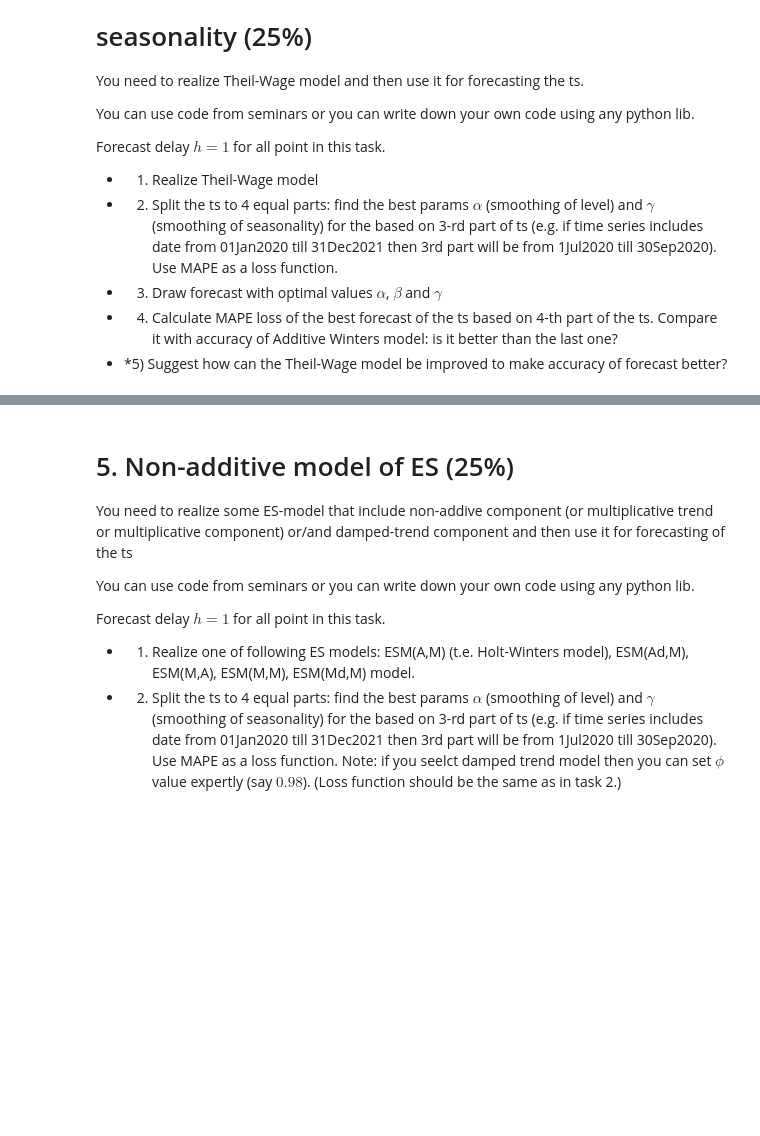
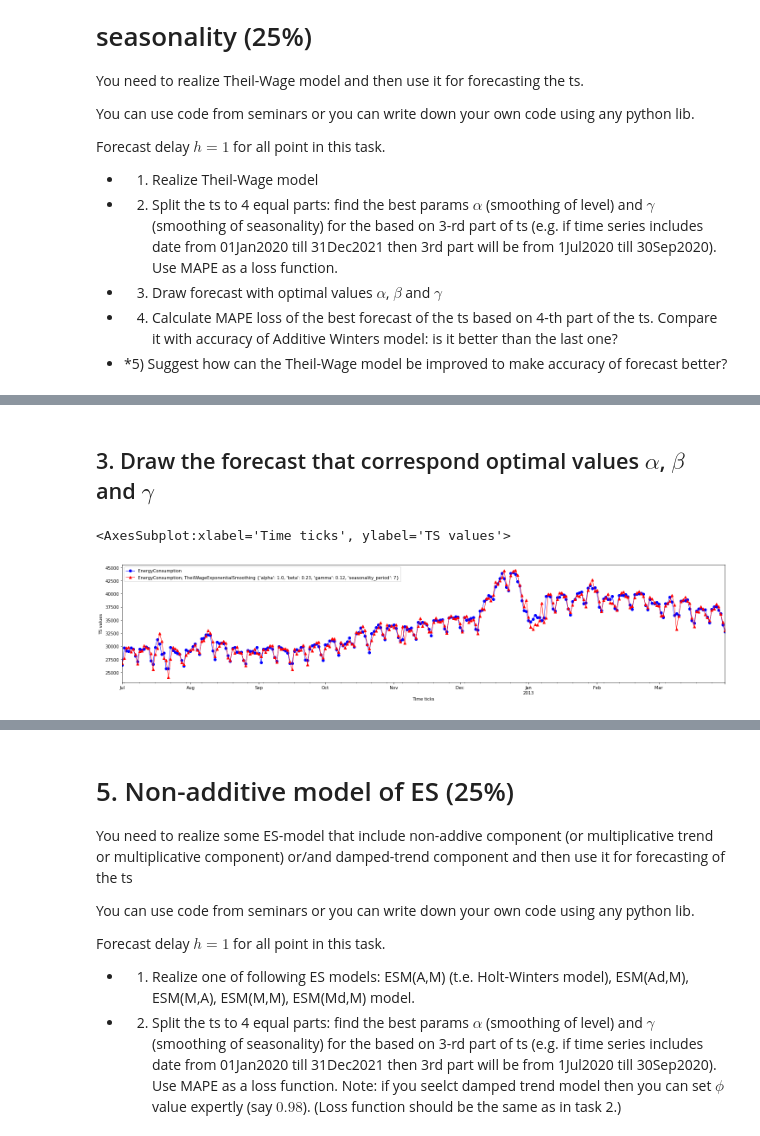
Before and after one commit to zhus-dika/ts_forecasting, a Jupyter notebook: HW1.ipynb, the cells around one changed output, grey strips where cells are left out. Saved outputs shown, nothing was run; the diff lists cells and outputs as text; code cells hidden in the pictures; blank space fills up the shorter version.

```diff
--- a/HW1.ipynb
+++ b/HW1.ipynb
@@ -349,0 +391,27 @@ Forecast delay $h=1$ for all point in this task.
+# %%
+# TW Forecast for monthly agregated data
+ALPHA = np.linspace(0.01,1,10)
+BETA = np.linspace(0.01,1,10)
+GAMMA = np.linspace(0.01,1,10)
+
+tw_params_array = [{'alpha':alpha, 'beta':beta, 'gamma':gamma, 'seasonality_period':7} for alpha in ALPHA for beta in BETA for gamma in GAMMA]
+FRC_TREND_SEAS_TS = build_forecast(h=1, ts=ts, alg_name = 'TheilWageExponentialSmoothing', alg_title='TheilWageExponentialSmoothing'
+                              ,params_array = tw_params_array, step='D')
+# %% [markdown]
+## 3. Draw the forecast that correspond optimal values  $\alpha$, $\beta$  and  $\gamma$
+# %%
+# # forecast accuracy
+QualityStr = pd.DataFrame(index = ts.columns, columns = FRC_TREND_SEAS_TS.keys())
+
+ix = ts.loc['2012-07-01':'2013-03-31'].index
+for param_cntr in sorted(QualityStr.columns):
+    frc = FRC_TREND_SEAS_TS[param_cntr]
+    QualityStr[param_cntr],_ = qualityMAPE(ts.loc[ix], frc.loc[ix])
+
+# # Draw forecast of the best SES algorithm
+alg_name = QualityStr[QualityStr.columns].mean().sort_values().index[0]
+plot_ts_forecast(ts.loc['2012-07-01':'2013-03-31'], FRC_TREND_SEAS_TS[alg_name].loc['2012-07-01':'2013-03-31']
+               , ts_num=0, alg_title=alg_name)
+# %% [output]
+<AxesSubplot:xlabel='Time ticks', ylabel='TS values'>
+[figure, added]
```
Also changed, not shown: parts of 28 cells of this notebook.
